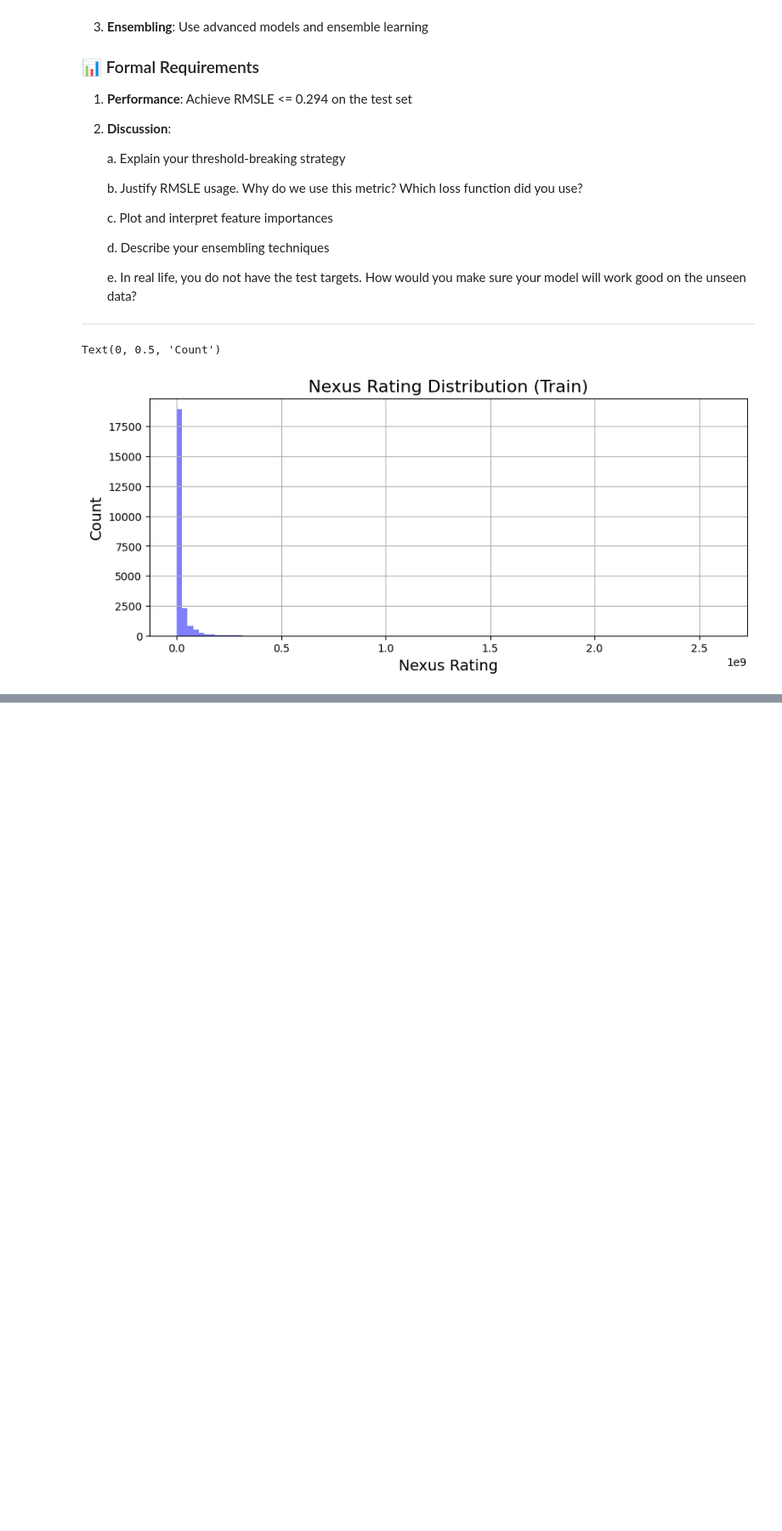
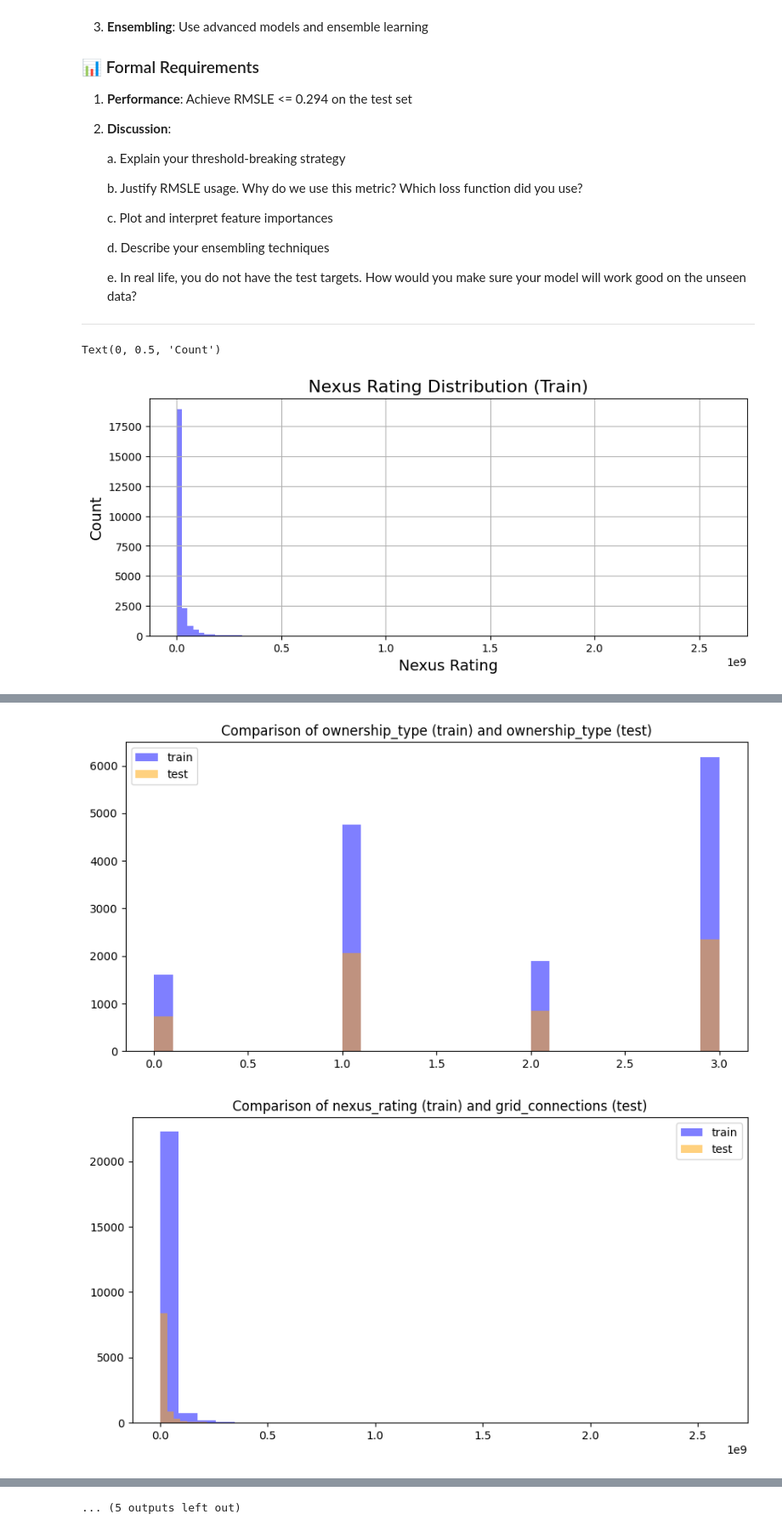
Before and after one commit to Ksund02/Machine-Learning-Project, a Jupyter notebook: Chapter_1.ipynb, the cells around one changed output, grey strips where cells are left out. Shown at 85% size. Saved outputs shown, nothing was run; the diff lists cells and outputs as text; code cells hidden in the pictures; blank space fills up the shorter version.

```diff
--- a/Chapter_1.ipynb
+++ b/Chapter_1.ipynb
@@ -509,0 +616,29 @@ Required RMSLE:  0.294
+# %%
+features_test = np.array(test.columns)
+rolled_features_test = np.roll(features_test, 1)
+feat_zero = rolled_features_test[0]
+rolled_features_test[0] = rolled_features_test[1]
+rolled_features_test[1] = feat_zero
+
+features_train = np.array(train.columns)
+
+# Iterate over the columns and plot histograms for each feature
+for i in range(len(features_train)):
+    trainX = train[features_train[i]]
+    testX = test[rolled_features_test[i]]
+
+    plt.figure(figsize=(10, 5))
+
+    # Plot histograms for train and test
+    plt.hist(trainX.dropna(), bins=30, alpha=0.5, label='train', color='blue')
+    plt.hist(testX.dropna(), bins=30, alpha=0.5, label='test', color='orange')
+
+    # Add title and legend
+    plt.title(f'Comparison of {features_train[i]} (train) and {rolled_features_test[i]} (test)')
+    plt.legend()
+
+    # Show the plot
+    plt.show()
+# %% [output]
+[figure, added]
+[figure, added]
@@ -509,0 +655 @@ Required RMSLE:  0.294
+... (5 outputs left out)
```
Also changed, not shown: parts of 10 cells of this notebook, 7 other files.
